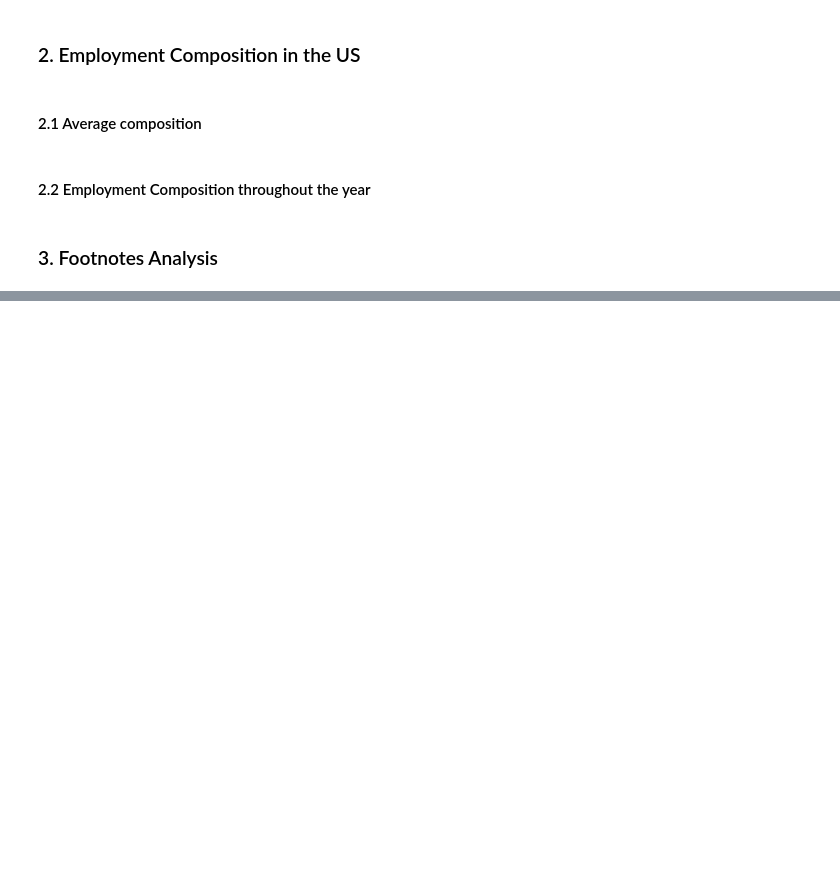
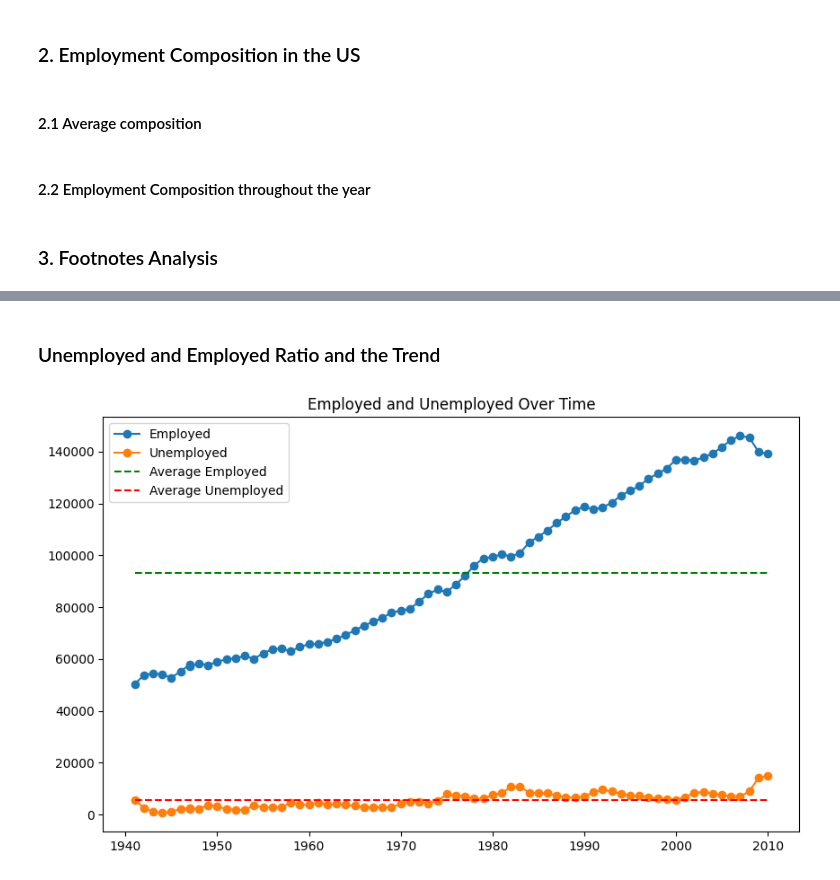
Before and after one commit to JinnOppa/Crime-Rate-LA, a Jupyter notebook: Analysis.ipynb, the cells around one changed output, grey strips where cells are left out. Drawn from its saved outputs; the diff is of its cells as text; code cells hidden in the pictures; blank space fills up the shorter version.

```diff
--- a/Analysis.ipynb
+++ b/Analysis.ipynb
@@ -306,0 +328,19 @@ Text(0.5, 1.0, 'US Population, total Employment, and total Unemployment througho
+# %% [markdown]
+### Unemployed and Employed Ratio and the Trend
+# %%
+data['employed_unemployed_ratio'] = data['employed_total'] / data['unemployed']
+
+data['average_employed'] = data['employed_total'].mean()
+data['average_unemployed'] = data['unemployed'].mean()
+
+plt.figure(figsize=(10, 6))
+plt.plot(data['year'], data['employed_total'], marker='o', linestyle='-', label='Employed')
+plt.plot(data['year'], data['unemployed'], marker='o', linestyle='-', label='Unemployed')
+plt.plot(data['year'], data['average_employed'], linestyle='--', label='Average Employed', color='g')
+plt.plot(data['year'], data['average_unemployed'], linestyle='--', label='Average Unemployed', color='r')
+plt.title('Employed and Unemployed Over Time')
+
+plt.legend()
+plt.show()
+# %% [output]
+[figure, added]
```
Also changed, not shown: parts of 8 cells of this notebook.
